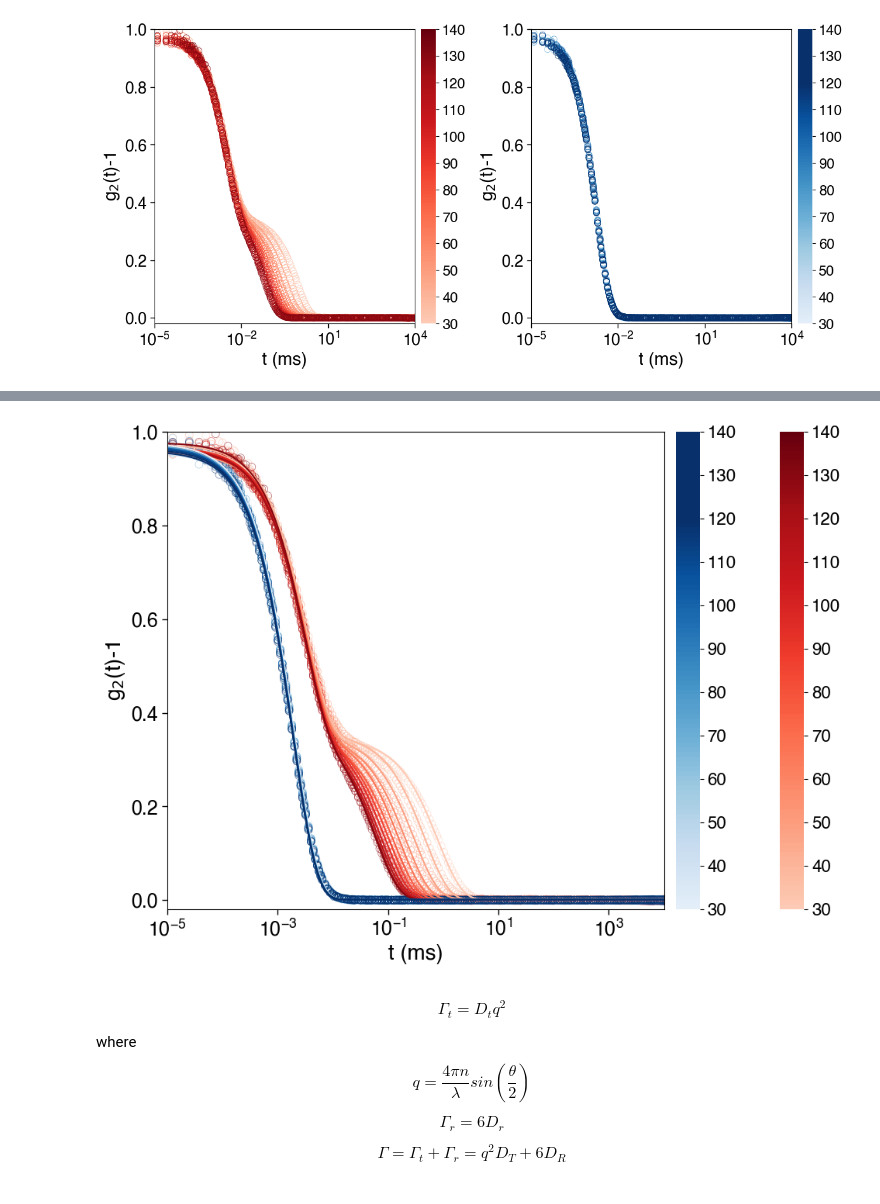
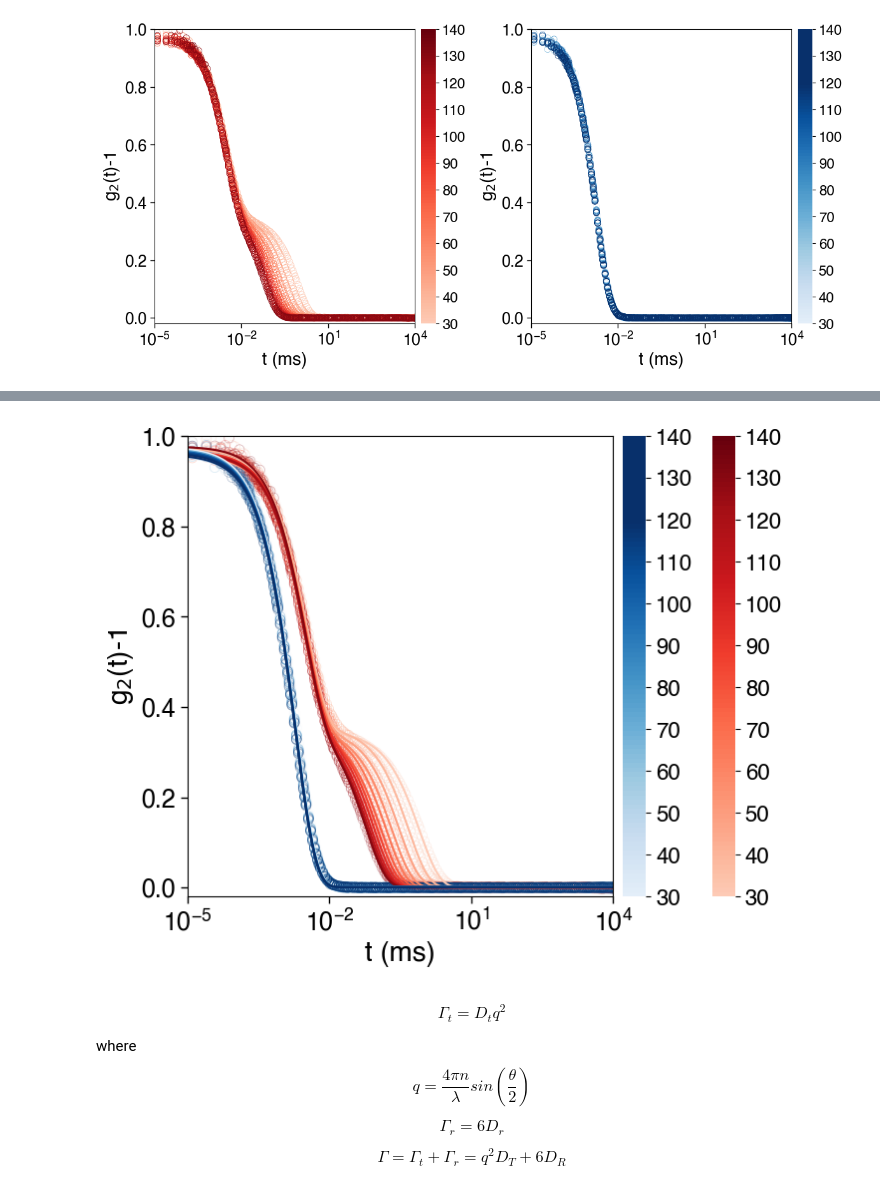
Before and after one commit to Ningravi/Anisotropic-NPs-Shape-Determination, a Jupyter notebook: Anisotropic Nanoparticle Size Determination using DLS and DDLS .ipynb, the cells around one changed output, grey strips where cells are left out. Saved outputs shown, nothing was run; the diff lists cells and outputs as text; code cells hidden in the pictures.

```diff
--- a/Anisotropic Nanoparticle Size Determination using DLS and DDLS .ipynb
+++ b/Anisotropic Nanoparticle Size Determination using DLS and DDLS .ipynb
@@ -321,10 +321,10 @@ cmap_VH = ListedColormap(cmap_VH_0(np.linspace(0.1, 1.2, 100)))
 
 fig, ax = plt.subplots(figsize=(5, 5))
 
-scatter1 = ax.scatter(lagtime_Aunrods_80_ms_2_VV, corrfx_Aunrods_100_2_VV, marker='o', facecolors=cmap_VV(0.7), edgecolors=cmap_VV(0.7),
+scatter1 = ax.scatter(lagtime_Aunrods_100_ms_2_VV, corrfx_Aunrods_100_2_VV, marker='o', facecolors=cmap_VV(0.7), edgecolors=cmap_VV(0.7),
                           s=100, linewidths=1.5, label= 'DLS')
 scatter1.set_facecolor('none')
-scatter2 = ax.scatter(lagtime_Aunrods_80_ms_2_VH, corrfx_Aunrods_100_2_VH, marker='o', facecolors=cmap_VH(0.7), edgecolors=cmap_VH(0.7),
+scatter2 = ax.scatter(lagtime_Aunrods_100_ms_2_VH, corrfx_Aunrods_100_2_VH, marker='o', facecolors=cmap_VH(0.7), edgecolors=cmap_VH(0.7),
                           s=100, linewidths=1.5, label= 'DDLS')
 scatter2.set_facecolor('none')
 
@@ -521,7 +521,7 @@ VV Fitting Results:
 # %%
 # Plot the measured data and fitted lines together
 
-fig, axs = plt.subplots(figsize=(12, 8))
+fig, axs = plt.subplots(figsize=(8,6))
 
 for idx, (x, y, label) in enumerate(zip(lagtime_VV, corrfx_VV, angles)):
     # Perform curve fitting with bounds
@@ -549,7 +549,7 @@ for idx, (x, y, label) in enumerate(zip(lagtime_VV, corrfx_VV, angles)):
     r_squared = r2_score(y, fitted_y)
 
     c = cmap_VV(float(idx) / len(lagtime_VV))
-    scatter1 = axs.scatter(x, y,marker='o', facecolors=c, edgecolors=c, alpha=0.6,
+    scatter1 = axs.scatter(x, y,marker='o', facecolors=c, edgecolors=c, alpha=0.3,
                           s=50, linewidths=0.5, label=label)
     scatter1.set_facecolor('none')
     # Plot fitting data
@@ -578,36 +578,36 @@ for idx, (x, y, label) in enumerate(zip(lagtime_VH, corrfx_VH, angles)):
     fitted_y = gVH(x, *popt)
     r_squared = r2_score(y, fitted_y)
 
     c = cmap_VH(float(idx) / len(lagtime_VH))
 
-    scatter1 = axs.scatter(x, y,marker='o', facecolors=c, edgecolors=c, alpha=0.6,
+    scatter1 = axs.scatter(x, y,marker='o', facecolors=c, edgecolors=c, alpha=0.3,
                           s=50, linewidths=0.5, label=label)
     scatter1.set_facecolor('none')
 
     axs.plot(extended_x, fitting_y, color=c, linestyle='-', linewidth=1.5)
 
 sm_VH = plt.cm.ScalarMappable(cmap=cmap_VH)
 sm_VH.set_array([])
 cbar_VH = plt.colorbar(sm_VH, ax=axs, orientation='vertical', pad=0.02)
 cbar_VH.outline.set_visible(False)
 
 ticks = np.linspace(0, 1, len(angles))
 tick_labels = angles
 cbar_VH.set_ticks(ticks)
 cbar_VH.set_ticklabels(tick_labels, fontsize=16)
 
 axs.set_xscale("log")
 axs.set_xlabel('t (ms)', fontsize=20)
 axs.set_ylabel('g$_2$(t)-1', fontsize=20)
 #ax.legend(frameon=False, loc='best', fontsize=16)
 axs.tick_params(axis='y', length=5, width=1, color='black', direction='out', labelsize=18)
 axs.tick_params(axis='x', length=5, width=1, color='black', direction='out', labelsize=18)
 axs.set_xlim(1E-5, 1E4)
 axs.set_ylim(-0.02, 1)
-#plt.savefig("Correlation function VS lag time DLS vs DDLS.png", dpi=1500, bbox_inches='tight', transparent=True)
+#plt.savefig("Correlation function VS lag time DLS vs DDLS fit.png", dpi=1500, bbox_inches='tight', transparent=True)
 plt.show()
 # %% [output]
-[figure, old version]
+[figure, new version]
 # %% [markdown]
 $$
 \Gamma_t = D_t q^2
```
Also changed, not shown: parts of 6 cells of this notebook.
